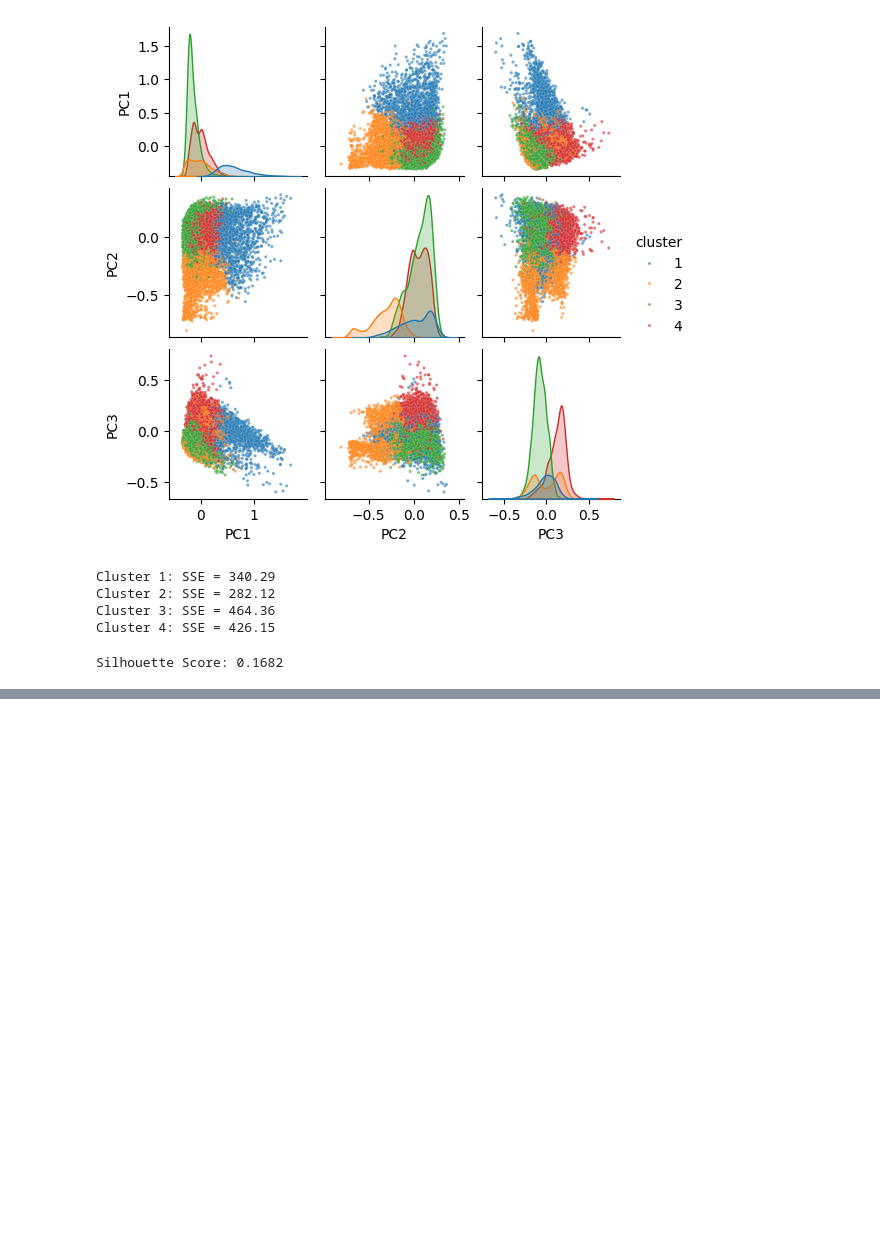
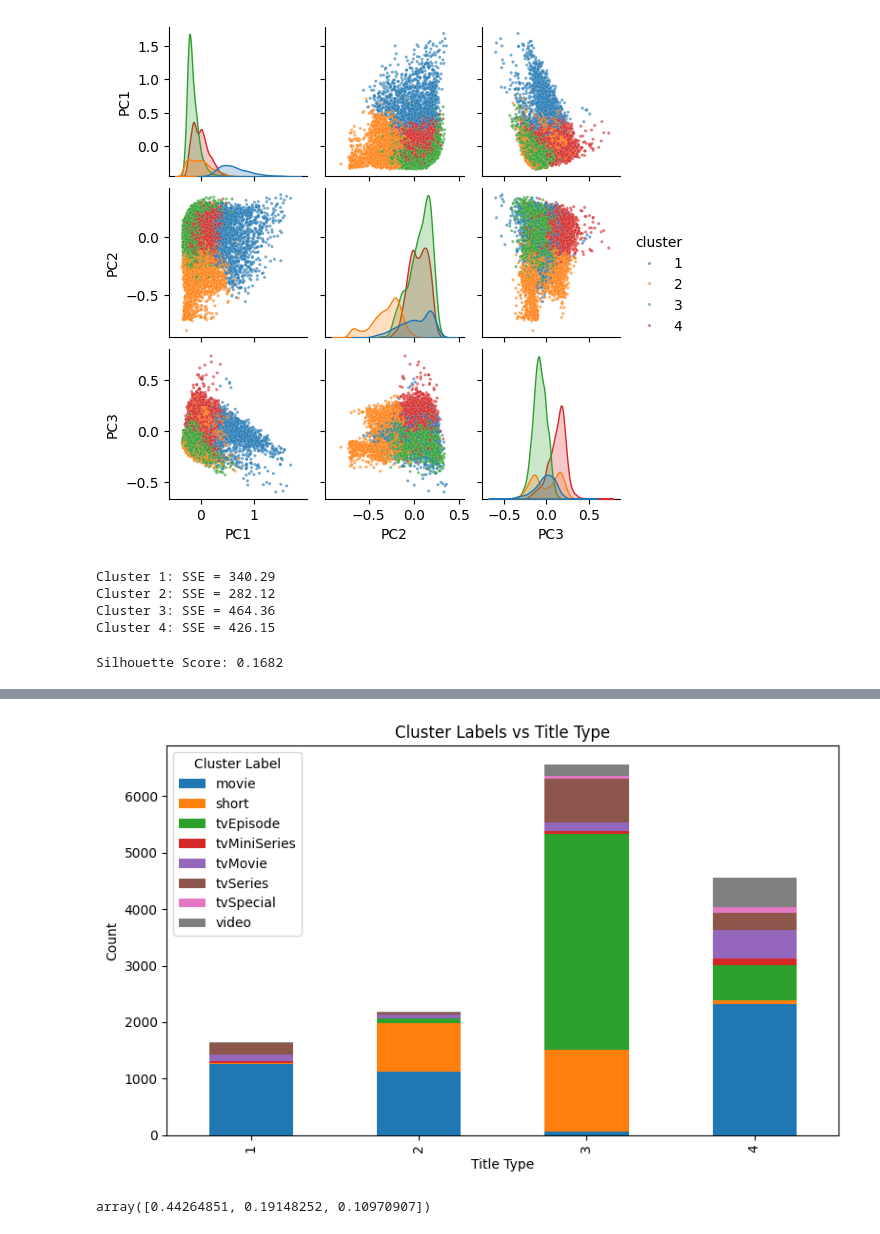
Before and after one commit to ChefBB/data_mining_1, a Jupyter notebook: code/hierarchical_clust_final.ipynb, the cells around one changed output, grey strips where cells are left out. Saved outputs shown, nothing was run; the diff lists cells and outputs as text; code cells hidden in the pictures; blank space fills up the shorter version.

```diff
--- a/code/hierarchical_clust_final.ipynb
+++ b/code/hierarchical_clust_final.ipynb
@@ -655,0 +700,18 @@ Silhouette Score: 0.1682
+# %%
+# Cross-tabulate cluster labels and titleType
+ct = pd.crosstab(labels, df.loc[data.index, 'titleType'])
+
+# Plot as stacked bar chart
+ct.plot(kind='bar', stacked=True, figsize=(8, 5))
+plt.xlabel('Title Type')
+plt.ylabel('Count')
+plt.title('Cluster Labels vs Title Type')
+plt.legend(title='Cluster Label')
+plt.tight_layout()
+plt.show()
+# %% [output]
+[figure, added]
+# %%
+pca.explained_variance_ratio_
+# %% [output]
+array([0.44264851, 0.19148252, 0.10970907])
```
Also changed, not shown: parts of 7 cells of this notebook, 10 other files.
